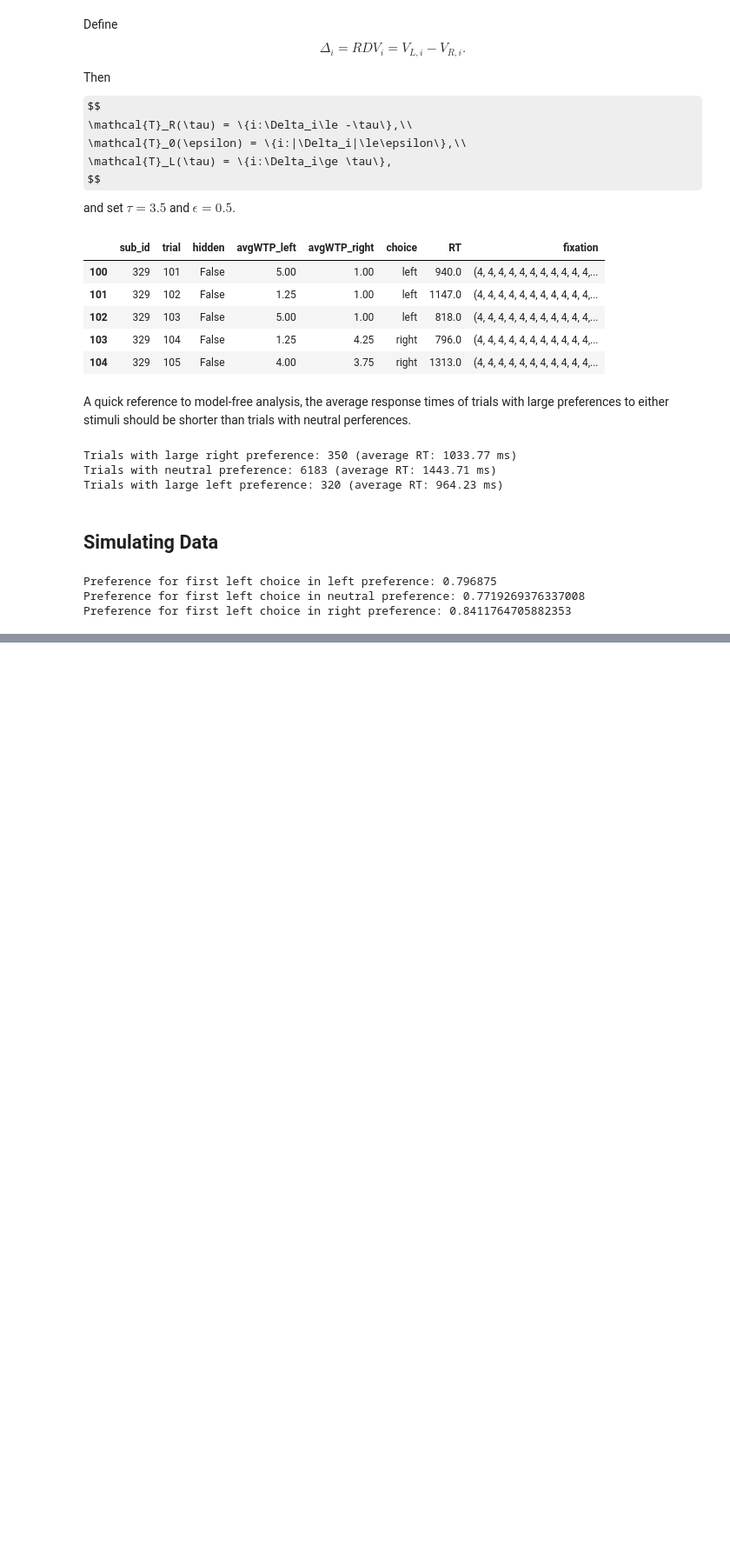
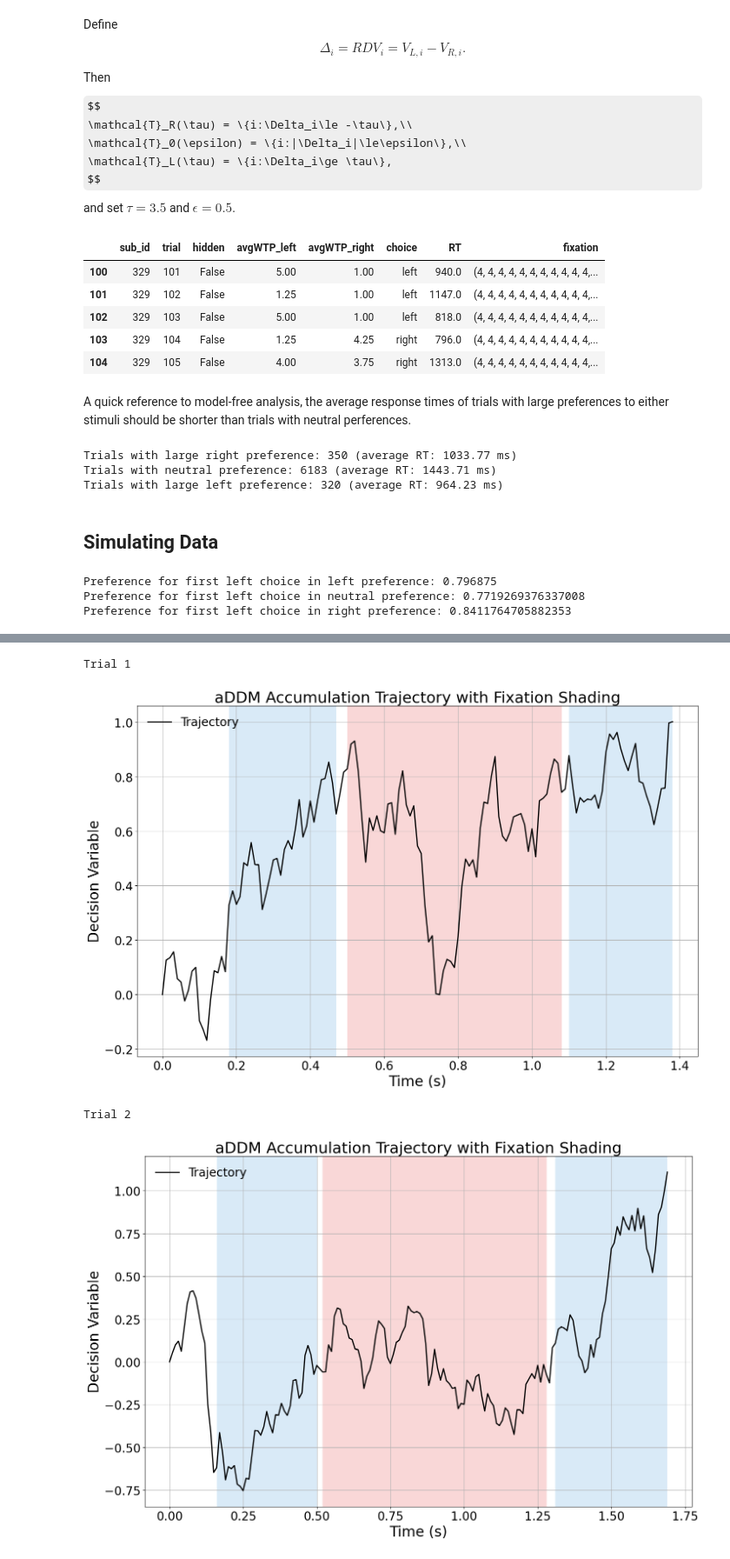
Before and after one commit to Hehesh/DDM, a Jupyter notebook: rvd_bias_check.ipynb, the cells around one changed output, grey strips where cells are left out. Shown at 87% size. Drawn from its saved outputs; the diff is of its cells as text; code cells hidden in the pictures; some formulas as TeX source; blank space fills up the shorter version.

```diff
--- a/rvd_bias_check.ipynb
+++ b/rvd_bias_check.ipynb
@@ -331,3 +330,12 @@ def plot_trajectory(dt, trial, model_conditions, save_path=None):
         plt.savefig(save_path, format="svg", dpi=300, bbox_inches="tight", transparent=False)
 
     plt.show()
+# %%
+for i in range(2):
+    print(f'Trial {left_results_df.iloc[i]["trial"]}')
+    plot_trajectory(dt, left_results_df.iloc[i], model_conditions)
+# %% [output]
+Trial 1
+[figure, added]
+Trial 2
+[figure, added]
```
Also changed, not shown: parts of 5 cells of this notebook.
